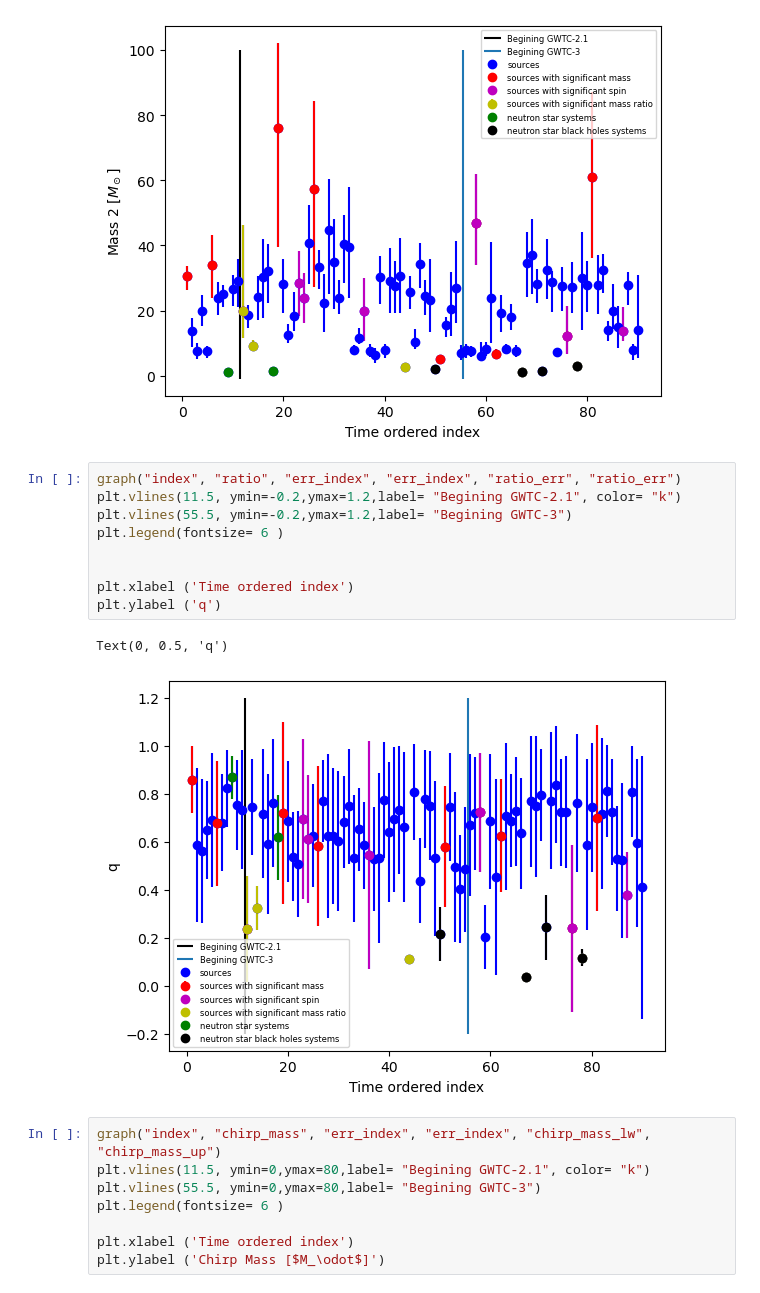
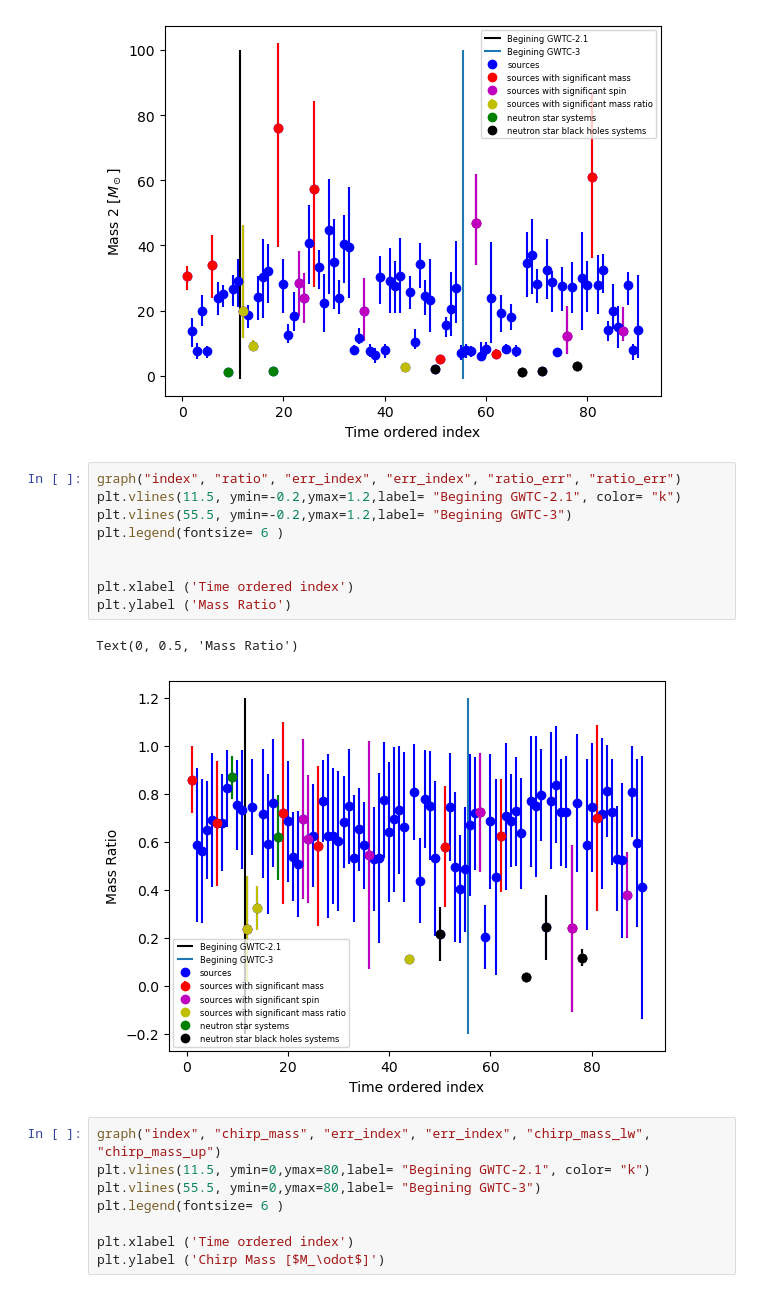
Before and after one commit to Sareva00/LIGO-project, a Jupyter notebook: properties.ipynb, the cells around one changed output. Saved outputs shown, nothing was run; the diff lists cells and outputs as text.

```diff
--- a/properties.ipynb
+++ b/properties.ipynb
@@ -686,15 +686,15 @@ Text(0, 0.5, 'Mass 2 [$M_\\odot$]')
 # %%
 graph("index", "ratio", "err_index", "err_index", "ratio_err", "ratio_err")
 plt.vlines(11.5, ymin=-0.2,ymax=1.2,label= "Begining GWTC-2.1", color= "k")
 plt.vlines(55.5, ymin=-0.2,ymax=1.2,label= "Begining GWTC-3")
 plt.legend(fontsize= 6 )
 
 
 plt.xlabel ('Time ordered index')
-plt.ylabel ('q')
+plt.ylabel ('Mass Ratio')
 # %% [output]
-Text(0, 0.5, 'q')
+Text(0, 0.5, 'Mass Ratio')
-[figure, old version]
+[figure, new version]
 # %%
 graph("index", "chirp_mass", "err_index", "err_index", "chirp_mass_lw", "chirp_mass_up")
 plt.vlines(11.5, ymin=0,ymax=80,label= "Begining GWTC-2.1", color= "k")
```
